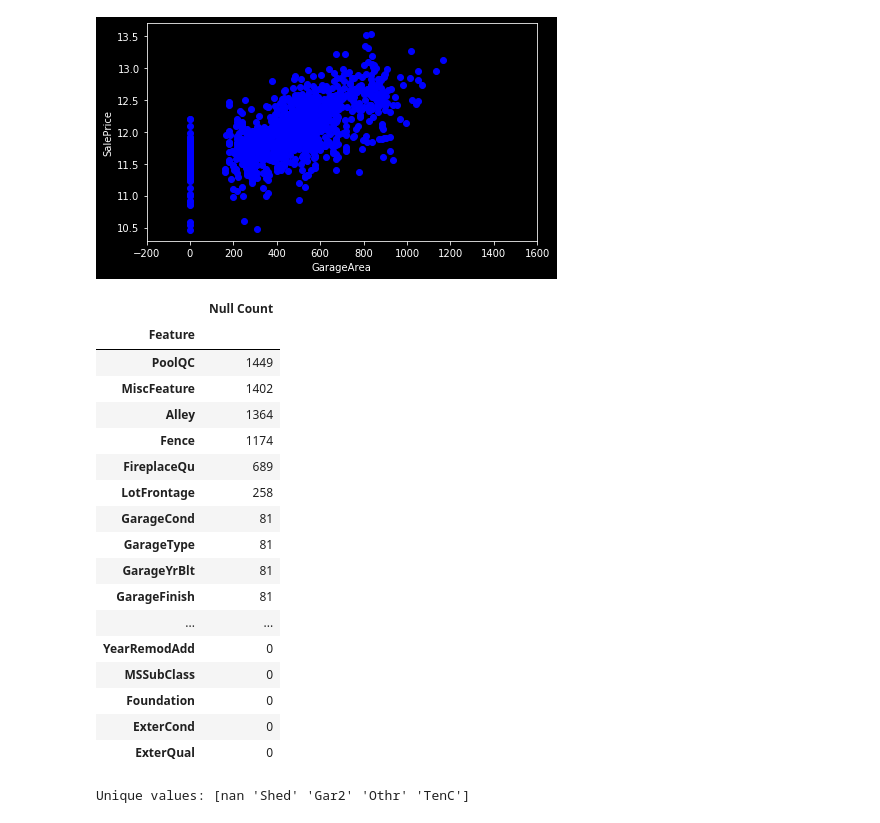
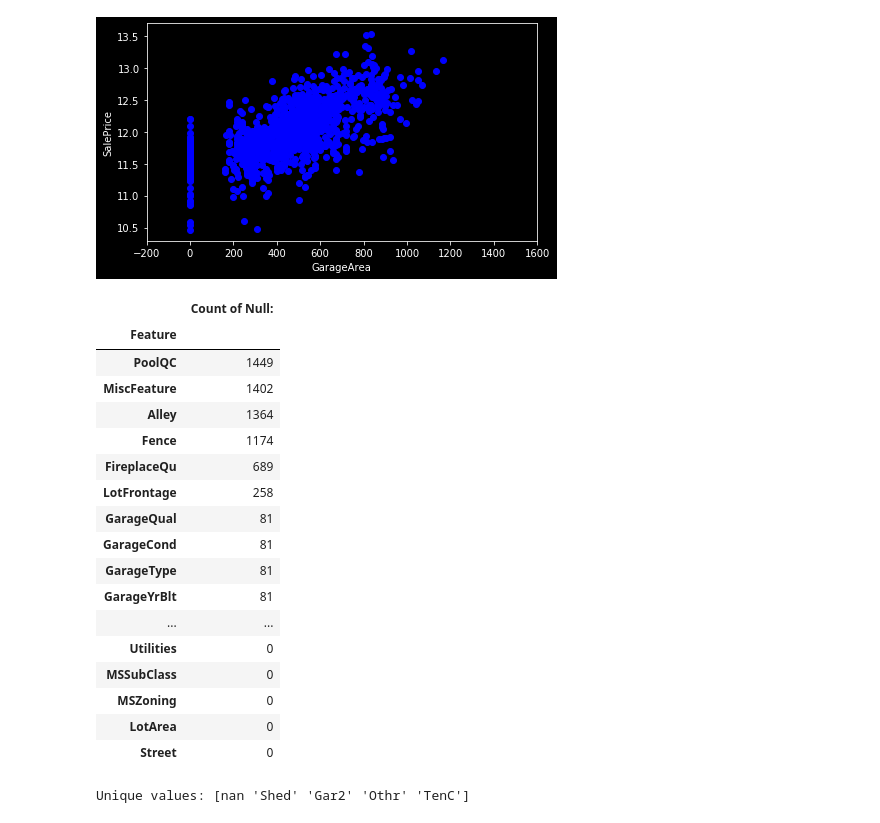
Before and after one commit to marcovalle2000/group24_housing, a Jupyter notebook: 07_02.ipynb, the cells around one changed output. Cells and saved outputs as stored; diff of their text form; code cells hidden in the pictures.

```diff
--- a/07_02.ipynb
+++ b/07_02.ipynb
@@ -171,30 +175,32 @@ plt.xlabel("GarageArea")
 plt.show()
 # %% [output]
 [figure]
-# %%
-nulli = pd.DataFrame(train.isnull().sum().sort_values(ascending=False)[:25])
-nulli.columns = ["Null Count"]
-nulli.index.name = "Feature";
-nulli
-# %% [output]
-|  | Null Count |
-| Feature |  |
-| PoolQC | 1449 |
-| MiscFeature | 1402 |
-| Alley | 1364 |
-| Fence | 1174 |
-| FireplaceQu | 689 |
-| LotFrontage | 258 |
-| GarageCond | 81 |
-| GarageType | 81 |
-| GarageYrBlt | 81 |
-| GarageFinish | 81 |
-| ... | ... |
-| YearRemodAdd | 0 |
-| MSSubClass | 0 |
-| Foundation | 0 |
-| ExterCond | 0 |
-| ExterQual | 0 |
+# %%
+#Here I create a DataFrame to view the top null or missing values(columns). Combine together the train.isnull() and .sum() methods, we get a serie of the counts of the null values in each column.
+
+nulli = pd.DataFrame(train.isnull().sum().sort_values(ascending=False)[:35])
+nulli.columns = ["Count of Null: "]
+nulli.index.name = "Feature";
+nulli
+# %% [output]
+|  | Count of Null: |
+| Feature |  |
+| PoolQC | 1449 |
+| MiscFeature | 1402 |
+| Alley | 1364 |
+| Fence | 1174 |
+| FireplaceQu | 689 |
+| LotFrontage | 258 |
+| GarageQual | 81 |
+| GarageCond | 81 |
+| GarageType | 81 |
+| GarageYrBlt | 81 |
+| ... | ... |
+| Utilities | 0 |
+| MSSubClass | 0 |
+| MSZoning | 0 |
+| LotArea | 0 |
+| Street | 0 |
 # %%
 print ("Unique values:", train.MiscFeature.unique())
 # %% [output]
```
Also changed, not shown: parts of 7 cells of this notebook.
